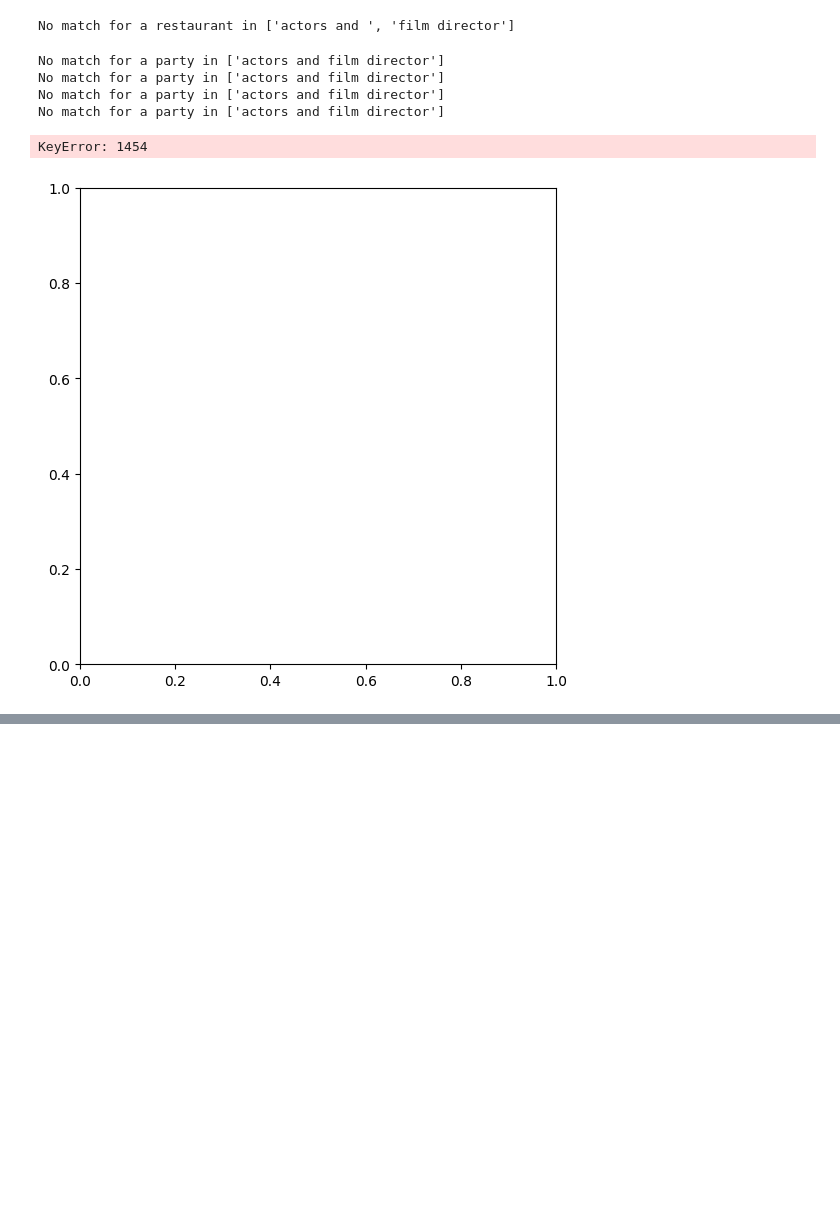
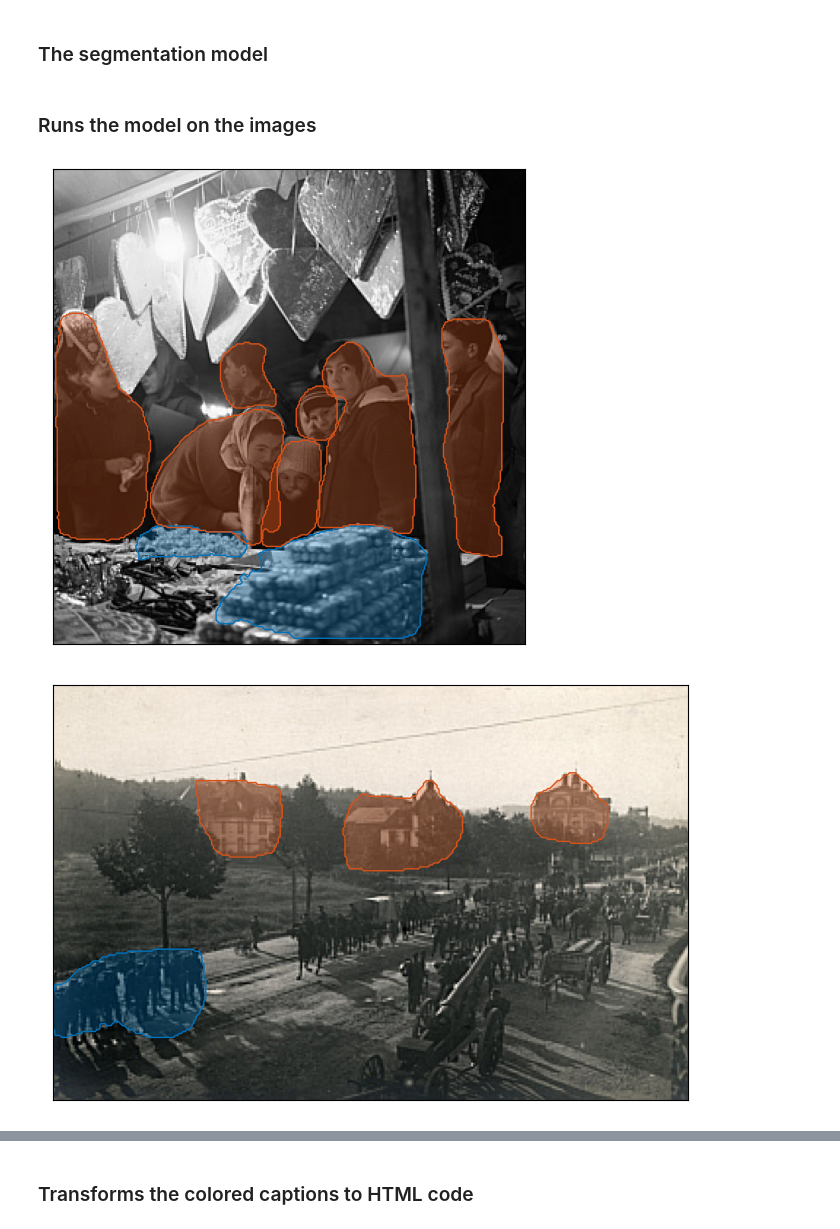
Before and after one commit to tgieruc/Heritage-in-the-digital-age, a Jupyter notebook: pipeline/7_segmentation.ipynb, the cells around one changed output, grey strips where cells are left out. Saved outputs shown, nothing was run; the diff lists cells and outputs as text; code cells hidden in the pictures; blank space fills up the shorter version.

```diff
--- a/pipeline/7_segmentation.ipynb
+++ b/pipeline/7_segmentation.ipynb
@@ -32,5 +50,5 @@ dataset.head()
 # %%
-class FiftyOneTorchDataset(torch.utils.data.Dataset):
+class SegmentationDataset(torch.utils.data.Dataset):
     def __init__(
         self,
         df_dataset,
@@ -55,7 +73,6 @@ class FiftyOneTorchDataset(torch.utils.data.Dataset):
         old_size = img.shape[:2]
         ratio = float(self.desired_size) / max(old_size)
         new_size = tuple([int(x * ratio) for x in old_size])
-        original_img = img.copy()
         img = cv2.resize(img, (new_size[1], new_size[0]))
 
         delta_w = self.desired_size - new_size[1]
@@ -70,11 +87,10 @@ class FiftyOneTorchDataset(torch.utils.data.Dataset):
         new_mask = []
         if len(data['conf']) == 0:
             return {
-                'img': img,
-                'input': None,
-                'mask': None,
-                'data': data,
-                'scaled_img': None,
+            'original_shape': old_size,
+            'input': None,
+            'mask': None,
+            'data': data,
             }
         for i, box in enumerate(data['bbox']):
             box[box < 0] = 0
@@ -101,16 +117,15 @@ class FiftyOneTorchDataset(torch.utils.data.Dataset):
         if self.transforms is not None:
             img = self.transforms(img)
 
-        output = torch.zeros((len(data['bbox']), 3, img.shape[1], img.shape[2]))
+        filtered_segmentation = torch.zeros((len(data['bbox']), 3, img.shape[1], img.shape[2]))
         for i, mask_ in enumerate(mask):
-            output[i] = img * mask_
+            filtered_segmentation[i] = img * mask_
 
         return {
             'original_shape': old_size,
-            'input': output,
+            'input': filtered_segmentation,
             'mask': mask,
             'data': data,
-            'original_img': original_img,
         }
 
     def __len__(self):
@@ -123,4 +138,4 @@ transform_test = T.Compose([
 transform_mask_test = T.Compose([
     T.ToTensor(),
 ])
-dataset_test = FiftyOneTorchDataset(dataset, images_folder=image_folder, transforms=transform_test, transforms_mask = transform_mask_test)
+dataset_test = SegmentationDataset(dataset, images_folder=image_folder, transforms=transform_test, transforms_mask = transform_mask_test)
@@ -354,0 +262,2 @@ model = Model('../model/model_segmentation.pth')
+# %% [markdown]
+### The segmentation model
@@ -355,28 +340,27 @@ model = Model('../model/model_segmentation.pth')
+# %% [markdown]
+### Runs the model on the images
 # %%
 figure = plt.figure()
 from time import time
 titles = dict()
 
-for i, result in enumerate(tqdm(dataset_test)):
-    data, mask = model.inference(result)
-    if mask is not None:
+for i, data in enumerate(tqdm(dataset_test)):
+    segmentation_masks = model.inference(data)
+    if segmentation_masks is not None:
         img = np.array(Image.open(image_folder + data['data']['filename']).convert("RGB"))
 
         ax = plt.gca()
-        title = plot_results(ax, img.astype(int), data['data'], expr=result['data']['caption'], masks=mask, conf=0)
-        titles[result['data']['filename']] = title
-        # plt.show()
+        title = plot_results(ax, img.astype(int), data['data'], expr=data['data']['caption'], masks=segmentation_masks, conf=0)
+        titles[data['data']['filename']] = title
+
         plt.tight_layout(pad=0)
-
+        plt.show()
+        if i > 5:
+            break
         # Save the plot to a file
 
-        plt.savefig(segmentation_results_dir + result['data']['filename'], bbox_inches="tight")
-        plt.cla()
+        # plt.savefig(segmentation_results_dir + result['data']['filename'], bbox_inches="tight")
+        # plt.cla()
 # %% [output]
-No match for a restaurant in ['actors and ', 'film director']
-No match for a party in ['actors and film director']
-No match for a party in ['actors and film director']
-No match for a party in ['actors and film director']
-No match for a party in ['actors and film director']
-KeyError: 1454
-[figure, old version]
+[figure, new version]
+[figure, added]
@@ -383,3 +372,5 @@ KeyError: 1454
+# %% [markdown]
+### Transforms the colored captions to HTML code
 # %%
 captions = dict()
 
```
Also changed, not shown: parts of 7 cells of this notebook, 11 other files.
